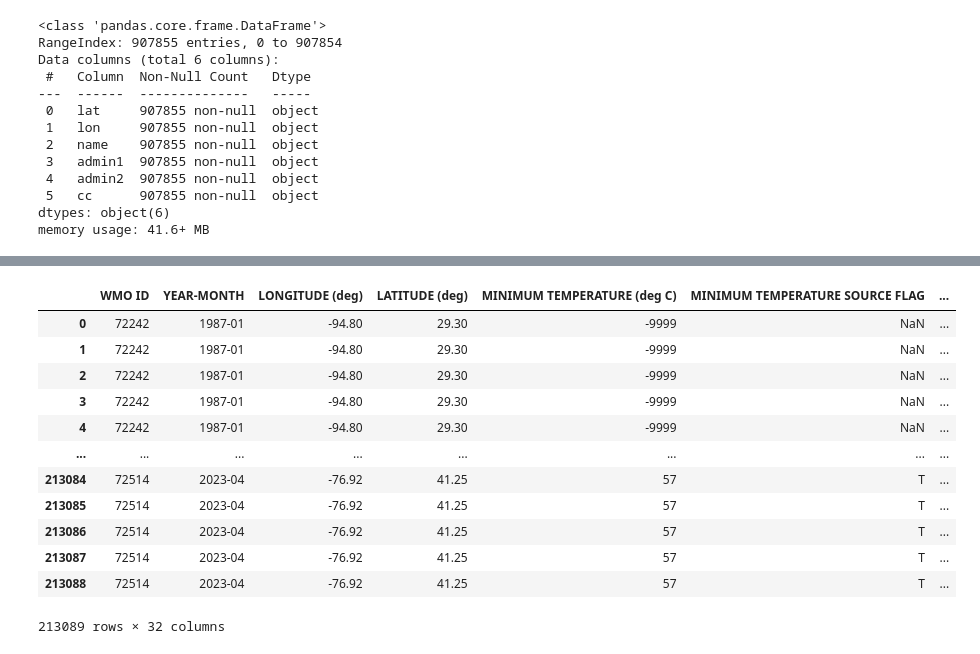
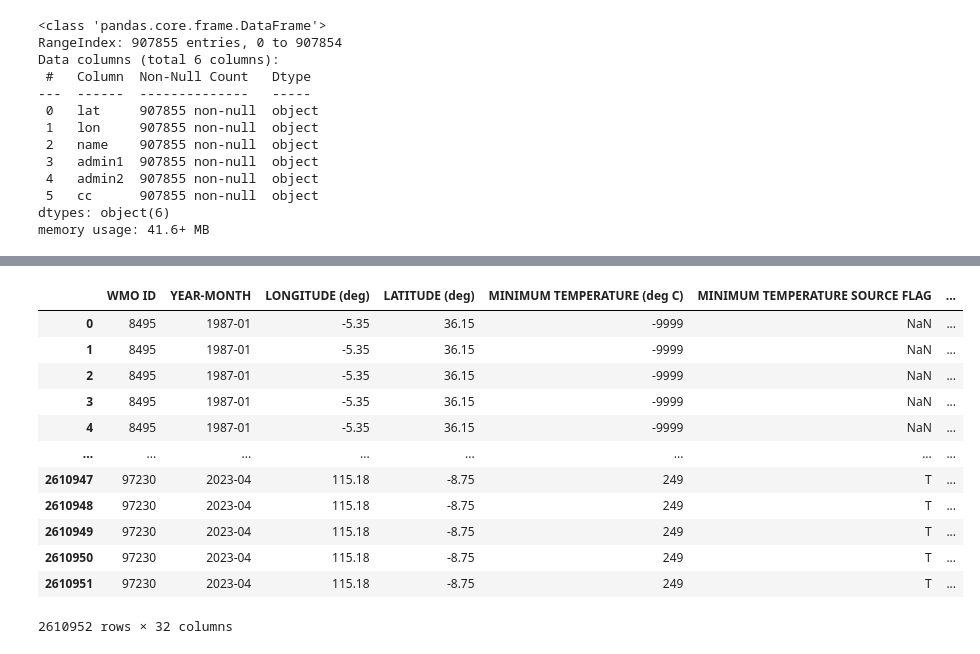
Before and after one commit to CaitlinC91/USDACENSUS_Capstone, a Jupyter notebook: notebooks/mcdw.ipynb, the cells around one changed output, grey strips where cells are left out. Cells and saved outputs as stored; diff of their text form; code cells hidden in the pictures.

```diff
--- a/notebooks/mcdw.ipynb
+++ b/notebooks/mcdw.ipynb
@@ -175,25 +182,25 @@ US.head()
 # %%
 #Rounding lat and lon numbers to hopefully make merging better
-location_df= location_df.round(decimals=2)
-mcdw['LONGITUDE (deg)'] = mcdw['LONGITUDE (deg)'].round(decimals = 2)
-mcdw['LONGITUDE (deg)'] = mcdw['LONGITUDE (deg)'].round(decimals = 2)
-US = US.round(decimals = 2)
+location_df= location_df.round(decimals=5)
+mcdw['LONGITUDE (deg)'] = mcdw['LONGITUDE (deg)'].round(decimals = 5)
+mcdw['LONGITUDE (deg)'] = mcdw['LONGITUDE (deg)'].round(decimals = 5)
+US = US.round(decimals = 5)
 # %%
 mcdw['lat'] = mcdw['LATITUDE (deg)']
 mcdw['lon'] = mcdw['LONGITUDE (deg)']
-us_weather = mcdw.merge(US, how = 'inner', on = ['lat', 'lon'])
+us_weather = mcdw.merge(location_df, how = 'inner', on = ['lat', 'lon'])
 us_weather
 # %% [output]
 |  | WMO ID | YEAR-MONTH | LONGITUDE (deg) | LATITUDE (deg) | MINIMUM TEMPERATURE (deg C) | MINIMUM TEMPERATURE SOURCE FLAG | ... |
-| 0 | 72242 | 1987-01 | -94.80 | 29.30 | -9999 | NaN | ... |
-| 1 | 72242 | 1987-01 | -94.80 | 29.30 | -9999 | NaN | ... |
-| 2 | 72242 | 1987-01 | -94.80 | 29.30 | -9999 | NaN | ... |
-| 3 | 72242 | 1987-01 | -94.80 | 29.30 | -9999 | NaN | ... |
-| 4 | 72242 | 1987-01 | -94.80 | 29.30 | -9999 | NaN | ... |
+| 0 | 8495 | 1987-01 | -5.35 | 36.15 | -9999 | NaN | ... |
+| 1 | 8495 | 1987-01 | -5.35 | 36.15 | -9999 | NaN | ... |
+| 2 | 8495 | 1987-01 | -5.35 | 36.15 | -9999 | NaN | ... |
+| 3 | 8495 | 1987-01 | -5.35 | 36.15 | -9999 | NaN | ... |
+| 4 | 8495 | 1987-01 | -5.35 | 36.15 | -9999 | NaN | ... |
 | ... | ... | ... | ... | ... | ... | ... | ... |
-| 213084 | 72514 | 2023-04 | -76.92 | 41.25 | 57 | T | ... |
-| 213085 | 72514 | 2023-04 | -76.92 | 41.25 | 57 | T | ... |
-| 213086 | 72514 | 2023-04 | -76.92 | 41.25 | 57 | T | ... |
-| 213087 | 72514 | 2023-04 | -76.92 | 41.25 | 57 | T | ... |
-| 213088 | 72514 | 2023-04 | -76.92 | 41.25 | 57 | T | ... |
+| 2610947 | 97230 | 2023-04 | 115.18 | -8.75 | 249 | T | ... |
+| 2610948 | 97230 | 2023-04 | 115.18 | -8.75 | 249 | T | ... |
+| 2610949 | 97230 | 2023-04 | 115.18 | -8.75 | 249 | T | ... |
+| 2610950 | 97230 | 2023-04 | 115.18 | -8.75 | 249 | T | ... |
+| 2610951 | 97230 | 2023-04 | 115.18 | -8.75 | 249 | T | ... |
-213089 rows × 32 columns
+2610952 rows × 32 columns
```
Also changed, not shown: parts of 4 cells of this notebook, 1 other file.
